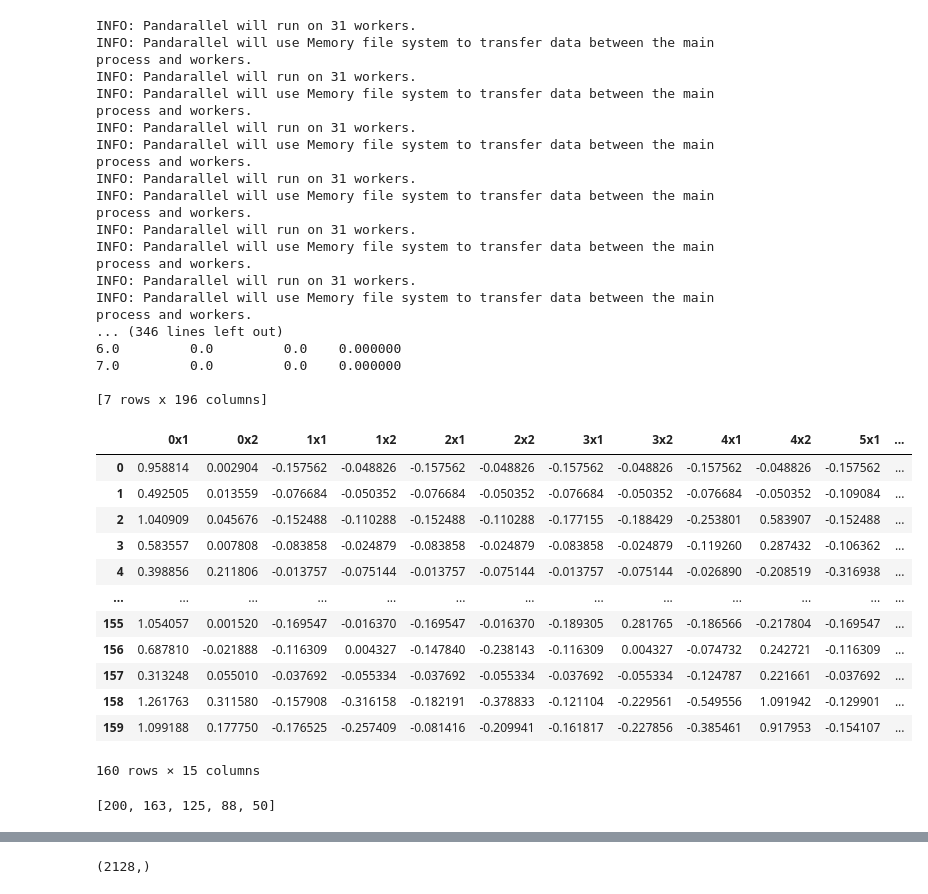
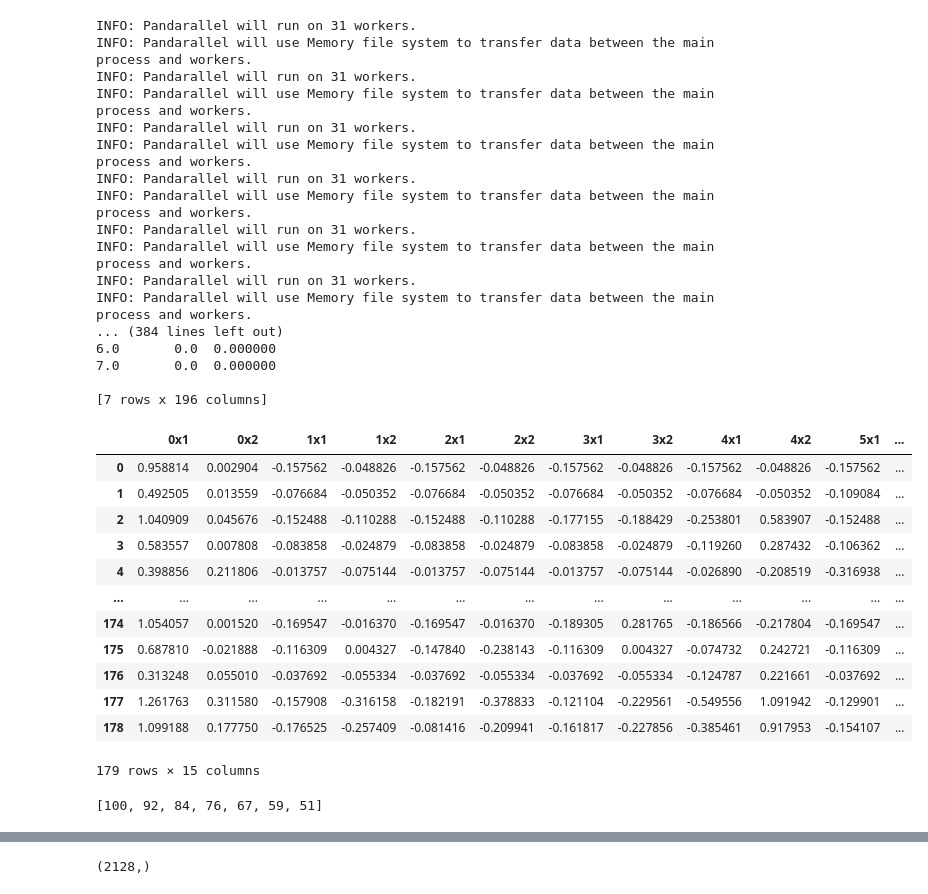
Before and after one commit to AI4VSLab/Embeddings, a Jupyter notebook: Supervised Techniques.ipynb, the cells around one changed output, grey strips where cells are left out. Drawn from its saved outputs; the diff is of its cells as text; code cells hidden in the pictures.

Commit message:
normalized fixation ids for supervised techniques:

```diff
--- a/Supervised Techniques.ipynb
+++ b/Supervised Techniques.ipynb
@@ -49,6 +49,13 @@ path = '../TOP_CON/Glaucoma/'
 folder_names = os.listdir(path)
 
 corpus_diseased = load_files(folder_names, path)
+
+
+for i in corpus_diseased:
+    i['fixation_id_new'] = i['fixation_id'] - i.iloc[0,2] + 1
+
+for i in corpus_healthy:
+    i['fixation_id_new'] = i['fixation_id'] - i.iloc[0,2] + 1
 # %%
 def cat_encode(x,y):
     arr = []
@@ -73,13 +80,13 @@ def cat_encode(x,y):
     return arr
 
 def make_corpus(corpus_new):
-    A = np.array(corpus_new.fixation_id[corpus_new.letters=='A'])
-    B = np.array(corpus_new.fixation_id[corpus_new.letters=='B'])
-    C = np.array(corpus_new.fixation_id[corpus_new.letters=='C'])
-    D = np.array(corpus_new.fixation_id[corpus_new.letters=='D'])
-    E = np.array(corpus_new.fixation_id[corpus_new.letters=='E'])
-    F = np.array(corpus_new.fixation_id[corpus_new.letters=='F'])
-    G = np.array(corpus_new.fixation_id[corpus_new.letters=='G'])
+    A = np.array(corpus_new.fixation_id_new[corpus_new.letters=='A'])
+    B = np.array(corpus_new.fixation_id_new[corpus_new.letters=='B'])
+    C = np.array(corpus_new.fixation_id_new[corpus_new.letters=='C'])
+    D = np.array(corpus_new.fixation_id_new[corpus_new.letters=='D'])
+    E = np.array(corpus_new.fixation_id_new[corpus_new.letters=='E'])
+    F = np.array(corpus_new.fixation_id_new[corpus_new.letters=='F'])
+    G = np.array(corpus_new.fixation_id_new[corpus_new.letters=='G'])
     corpus = pd.DataFrame([[1, A],
                            [2, B],
                            [3, C],
@@ -94,14 +101,14 @@ for i in corpus_healthy:
     arr = cat_encode(i.norm_pos_x, i.norm_pos_y)
 
     i['letters'] = arr
-    i_new = i[['letters', 'fixation_id']]
+    i_new = i[['letters', 'fixation_id_new']]
     i_new = make_corpus(i_new)
     l.append(i_new)
 
 for i in corpus_diseased:
     arr = cat_encode(i.norm_pos_x, i.norm_pos_y)
     i['letters'] = arr
-    i_new = i[['letters', 'fixation_id']]
+    i_new = i[['letters', 'fixation_id_new']]
     i_new = make_corpus(i_new)
     l.append(i_new)
 # %%
@@ -130,46 +137,46 @@ INFO: Pandarallel will run on 31 workers.
 INFO: Pandarallel will use Memory file system to transfer data between the main process and workers.
 INFO: Pandarallel will run on 31 workers.
 INFO: Pandarallel will use Memory file system to transfer data between the main process and workers.
-... (346 lines left out)
-6.0         0.0         0.0    0.000000
-7.0         0.0         0.0    0.000000
+... (384 lines left out)
+6.0       0.0  0.000000
+7.0       0.0  0.000000
 
 [7 rows x 196 columns]
 # %%
 df1 = pd.DataFrame()
 for i in e:
     pca = PCA(n_components=2)
     pca.fit(i)
     X=pca.transform(i)
     df = pd.DataFrame(data=X, columns=['x1', 'x2'])
     df_new = pd.DataFrame([[df.iloc[0,0], df.iloc[0,1],
                    df.iloc[1,0], df.iloc[1,1],
                    df.iloc[2,0], df.iloc[2,1],
                   df.iloc[3,0], df.iloc[3,1],
                   df.iloc[4,0], df.iloc[4,1],
                    df.iloc[5,0], df.iloc[5,1],
                   df.iloc[6,0], df.iloc[6,1]]],
                  columns = ['0x1', '0x2', '1x1', '1x2', '2x1', '2x2', '3x1', '3x2', '4x1', '4x2', '5x1', '5x3', '6x1', '6x2'])
     df1 = pd.concat([df1, df_new])
 df1 = df1.reset_index().drop(["index"], axis = 1)
-labels = [1]*80 + [0]*80
+labels = [1]*90 + [0]*89
 
 df1['labels'] = labels
 df1
 # %% [output]
 |  | 0x1 | 0x2 | 1x1 | 1x2 | 2x1 | 2x2 | 3x1 | 3x2 | 4x1 | 4x2 | 5x1 | ... |
 | 0 | 0.958814 | 0.002904 | -0.157562 | -0.048826 | -0.157562 | -0.048826 | -0.157562 | -0.048826 | -0.157562 | -0.048826 | -0.157562 | ... |
 | 1 | 0.492505 | 0.013559 | -0.076684 | -0.050352 | -0.076684 | -0.050352 | -0.076684 | -0.050352 | -0.076684 | -0.050352 | -0.109084 | ... |
 | 2 | 1.040909 | 0.045676 | -0.152488 | -0.110288 | -0.152488 | -0.110288 | -0.177155 | -0.188429 | -0.253801 | 0.583907 | -0.152488 | ... |
 | 3 | 0.583557 | 0.007808 | -0.083858 | -0.024879 | -0.083858 | -0.024879 | -0.083858 | -0.024879 | -0.119260 | 0.287432 | -0.106362 | ... |
 | 4 | 0.398856 | 0.211806 | -0.013757 | -0.075144 | -0.013757 | -0.075144 | -0.013757 | -0.075144 | -0.026890 | -0.208519 | -0.316938 | ... |
 | ... | ... | ... | ... | ... | ... | ... | ... | ... | ... | ... | ... | ... |
-| 155 | 1.054057 | 0.001520 | -0.169547 | -0.016370 | -0.169547 | -0.016370 | -0.189305 | 0.281765 | -0.186566 | -0.217804 | -0.169547 | ... |
-| 156 | 0.687810 | -0.021888 | -0.116309 | 0.004327 | -0.147840 | -0.238143 | -0.116309 | 0.004327 | -0.074732 | 0.242721 | -0.116309 | ... |
-| 157 | 0.313248 | 0.055010 | -0.037692 | -0.055334 | -0.037692 | -0.055334 | -0.037692 | -0.055334 | -0.124787 | 0.221661 | -0.037692 | ... |
-| 158 | 1.261763 | 0.311580 | -0.157908 | -0.316158 | -0.182191 | -0.378833 | -0.121104 | -0.229561 | -0.549556 | 1.091942 | -0.129901 | ... |
-| 159 | 1.099188 | 0.177750 | -0.176525 | -0.257409 | -0.081416 | -0.209941 | -0.161817 | -0.227856 | -0.385461 | 0.917953 | -0.154107 | ... |
+| 174 | 1.054057 | 0.001520 | -0.169547 | -0.016370 | -0.169547 | -0.016370 | -0.189305 | 0.281765 | -0.186566 | -0.217804 | -0.169547 | ... |
+| 175 | 0.687810 | -0.021888 | -0.116309 | 0.004327 | -0.147840 | -0.238143 | -0.116309 | 0.004327 | -0.074732 | 0.242721 | -0.116309 | ... |
+| 176 | 0.313248 | 0.055010 | -0.037692 | -0.055334 | -0.037692 | -0.055334 | -0.037692 | -0.055334 | -0.124787 | 0.221661 | -0.037692 | ... |
+| 177 | 1.261763 | 0.311580 | -0.157908 | -0.316158 | -0.182191 | -0.378833 | -0.121104 | -0.229561 | -0.549556 | 1.091942 | -0.129901 | ... |
+| 178 | 1.099188 | 0.177750 | -0.176525 | -0.257409 | -0.081416 | -0.209941 | -0.161817 | -0.227856 | -0.385461 | 0.917953 | -0.154107 | ... |
-160 rows × 15 columns
+179 rows × 15 columns
 # %%
 # df1 = df1.sample(frac=1)
 labels = df1.labels
@@ -198,9 +205,9 @@ def FindLayerNodesLinear(n_layers, first_layer_nodes, last_layer_nodes):
         nodes = nodes + nodes_increment
     return layers
 
-FindLayerNodesLinear(5, 200, 50)
+FindLayerNodesLinear(7, 100, 50)
 # %% [output]
-[200, 163, 125, 88, 50]
+[100, 92, 84, 76, 67, 59, 51]
 # %%
 def createmodel(n_layers, first_layer_nodes, activation_func, loss_func, last_layer_nodes):
     model = Sequential()
```
Also changed, not shown: parts of 15 cells of this notebook.
